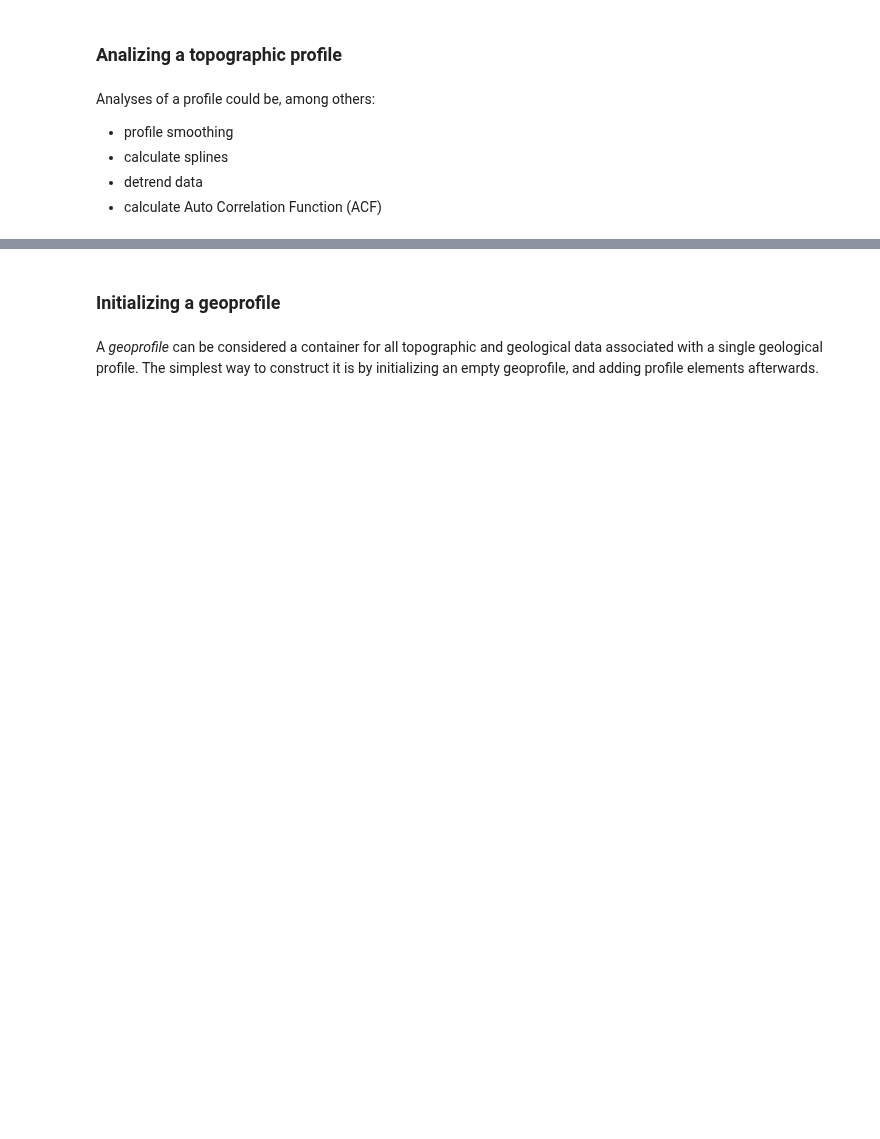
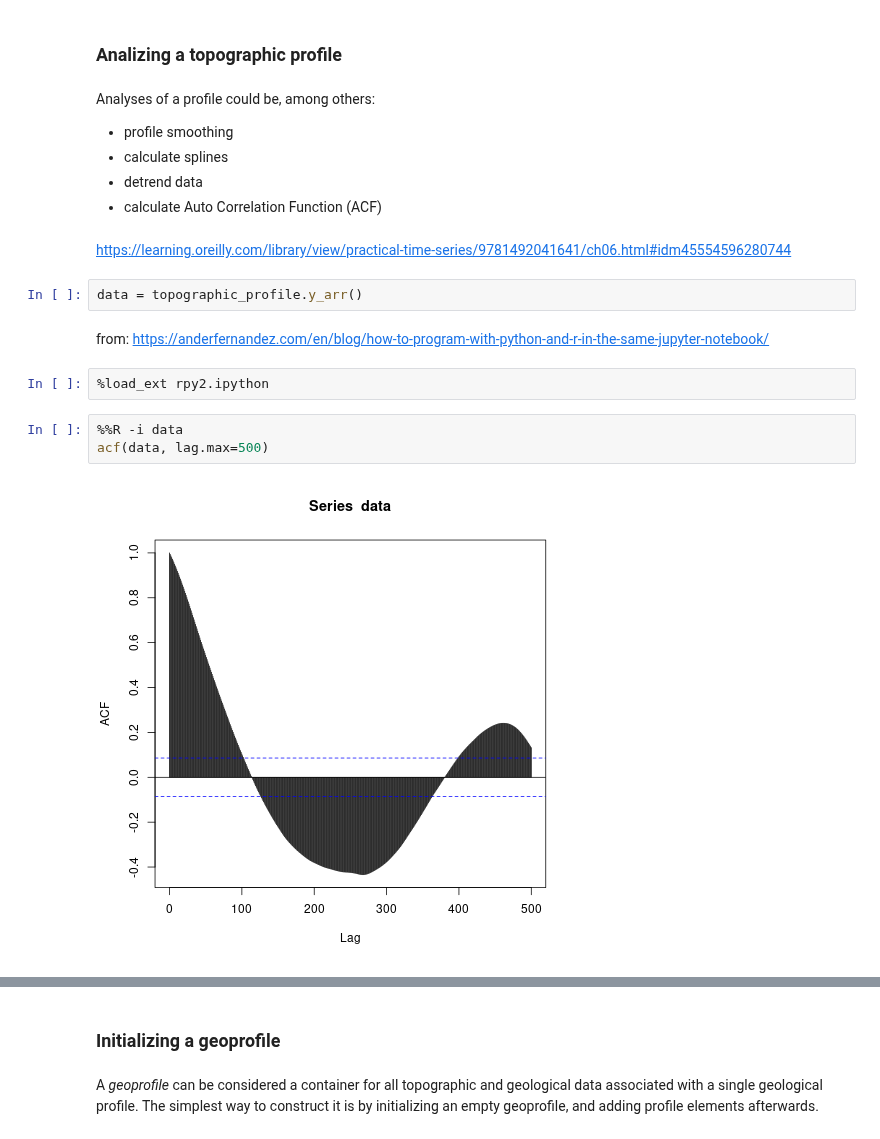
Before and after one commit to mauroalberti/gsf, a Jupyter notebook: docs/notebooks/Geologic profiles with pygsf - dev.ipynb, the cells around one changed output, grey strips where cells are left out. Saved outputs shown, nothing was run; the diff lists cells and outputs as text; blank space fills up the shorter version.

Commit message:
Investingating profile analysis with time series methods

```diff
--- a/docs/notebooks/Geologic profiles with pygsf - dev.ipynb
+++ b/docs/notebooks/Geologic profiles with pygsf - dev.ipynb
@@ -313,3 +313,16 @@ Analyses of a profile could be, among others:
 - calculate splines
 - detrend data
 - calculate Auto Correlation Function (ACF)
+# %% [markdown]
+https://learning.oreilly.com/library/view/practical-time-series/9781492041641/ch06.html#idm45554596280744
+# %%
+data = topographic_profile.y_arr()
+# %% [markdown]
+from: https://anderfernandez.com/en/blog/how-to-program-with-python-and-r-in-the-same-jupyter-notebook/
+# %%
+%load_ext rpy2.ipython
+# %%
+%%R -i data
+acf(data, lag.max=500)
+# %% [output]
+[figure, added]
```
Also changed, not shown: parts of 33 cells of this notebook.
